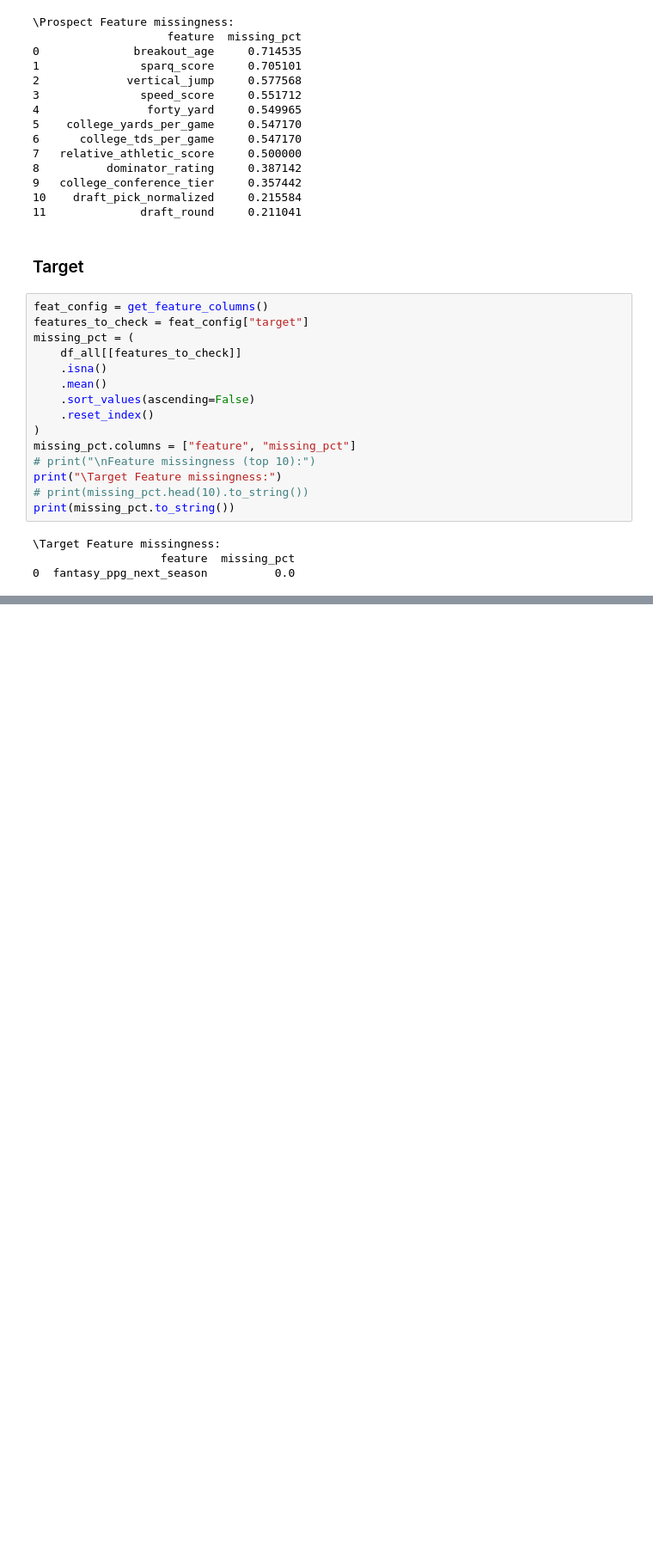
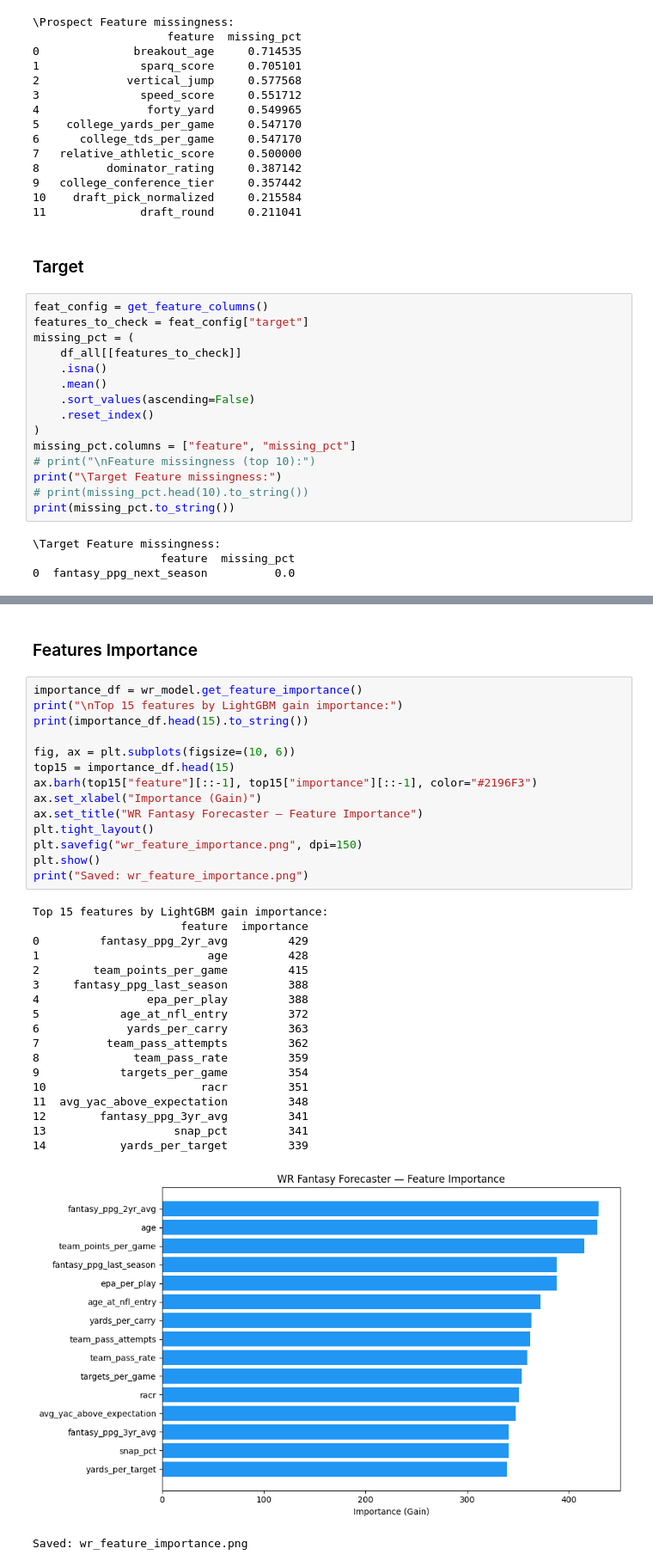
Before and after one commit to sandeeptiwari6/dynasty-ai-engine, a Jupyter notebook: notebooks/02_models.ipynb, the cells around one changed output, grey strips where cells are left out. Shown at 86% size. Cells and saved outputs as stored; diff of their text form; blank space fills up the shorter version.

```diff
--- a/notebooks/02_models.ipynb
+++ b/notebooks/02_models.ipynb
@@ -405 +412,37 @@ vertical_jump               0.577568
 dtype: float64
+# %% [markdown]
+### Features Importance
+# %%
+importance_df = wr_model.get_feature_importance()
+print("\nTop 15 features by LightGBM gain importance:")
+print(importance_df.head(15).to_string())
+
+fig, ax = plt.subplots(figsize=(10, 6))
+top15 = importance_df.head(15)
+ax.barh(top15["feature"][::-1], top15["importance"][::-1], color="#2196F3")
+ax.set_xlabel("Importance (Gain)")
+ax.set_title("WR Fantasy Forecaster — Feature Importance")
+plt.tight_layout()
+plt.savefig("wr_feature_importance.png", dpi=150)
+plt.show()
+print("Saved: wr_feature_importance.png")
+# %% [output]
+Top 15 features by LightGBM gain importance:
+                      feature  importance
+0         fantasy_ppg_2yr_avg         429
+1                         age         428
+2        team_points_per_game         415
+3     fantasy_ppg_last_season         388
+4                epa_per_play         388
+5            age_at_nfl_entry         372
+6             yards_per_carry         363
+7          team_pass_attempts         362
+8              team_pass_rate         359
+9            targets_per_game         354
+10                       racr         351
+11  avg_yac_above_expectation         348
+12        fantasy_ppg_3yr_avg         341
+13                   snap_pct         341
+14           yards_per_target         339
+[figure, added]
+Saved: wr_feature_importance.png
```
Also changed, not shown: parts of 21 cells of this notebook, 19 other files.
